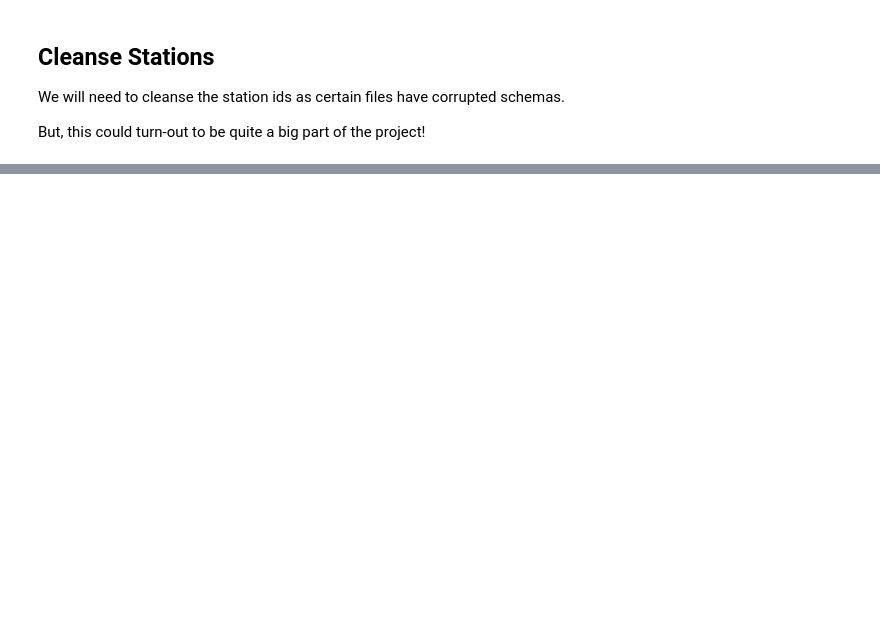
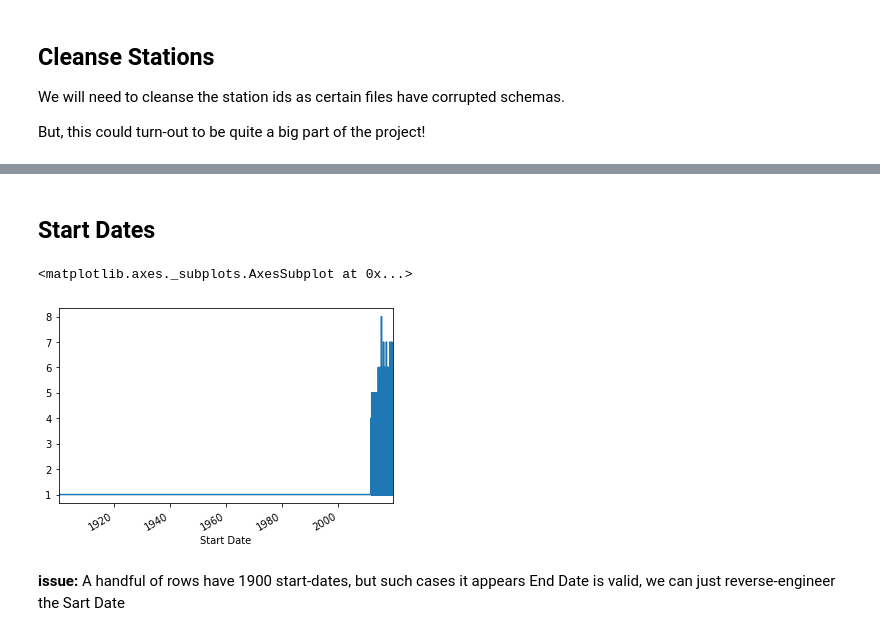
Before and after one commit to Peppers16/tfl_bike_project, a Jupyter notebook: cycleJourneys/journeys_initial_exploration.ipynb, the cells around one changed output, grey strips where cells are left out. Saved outputs shown, nothing was run; the diff lists cells and outputs as text; code cells hidden in the pictures; blank space fills up the shorter version.

```diff
--- a/cycleJourneys/journeys_initial_exploration.ipynb
+++ b/cycleJourneys/journeys_initial_exploration.ipynb
@@ -59,0 +61,10 @@ ModuleNotFoundError: No module named 'matplotlib'
+# %% [markdown]
+## Start Dates
+# %%
+# Plot timeseries of journey volumes
+df_samp.groupby('Start Date').count()['Rental Id'].plot()
+# %% [output]
+<matplotlib.axes._subplots.AxesSubplot at 0x...>
+[figure, added]
+# %% [markdown]
+**issue:** A handful of rows have 1900 start-dates, but such cases it appears End Date is valid, we can just reverse-engineer the Sart Date
```
Also changed, not shown: parts of 36 cells of this notebook, 2 other files.
